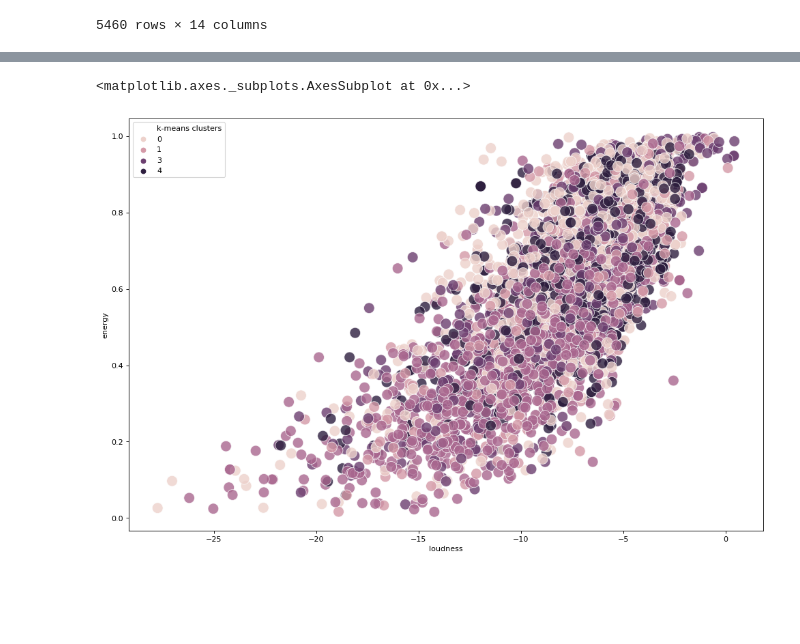
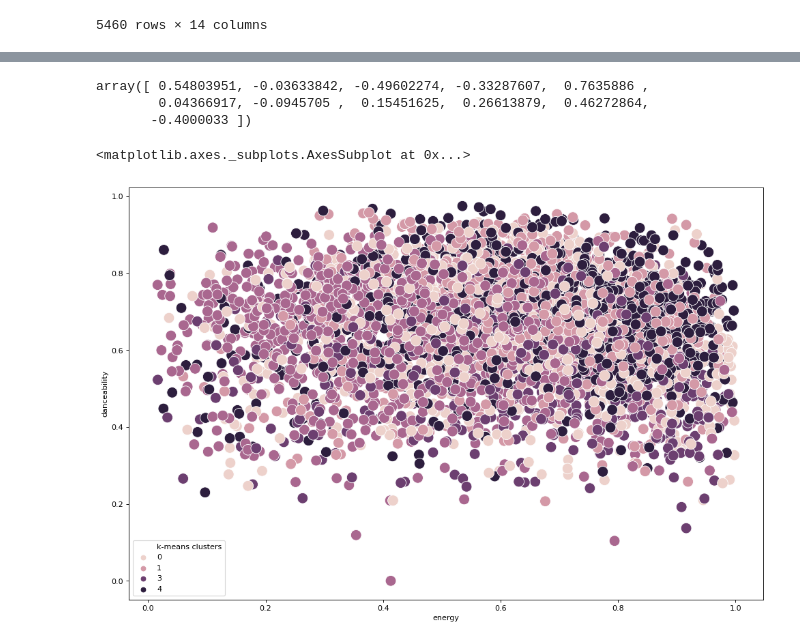
Before and after one commit to gonemad97/Spotify-Song-Recommender, a Jupyter notebook: CS6220 Spotify Project.ipynb, the cells around one changed output, grey strips where cells are left out. Saved outputs shown, nothing was run; the diff lists cells and outputs as text; code cells hidden in the pictures; blank space fills up the shorter version.

```diff
--- a/CS6220 Spotify Project.ipynb
+++ b/CS6220 Spotify Project.ipynb
@@ -24,3 +26,3 @@ cols = data.columns.tolist()
 # %%
-cols = cols[-3:] + cols[:11]
-data = data[cols]
+# cols = cols[-3:] + cols[:11]
+# data = data[cols]
@@ -42,0 +29,15 @@ data
+# %%
+data_reordered = data[['id',
+ 'name',
+ 'artist',
+ 'energy',
+ 'danceability',
+ 'acousticness',
+ 'instrumentalness',
+ 'mode',
+ 'liveness',
+ 'key',
+ 'tempo',
+ 'valence',
+ 'loudness',
+ 'speechiness']]
@@ -43,2 +60,2 @@ data
 # %%
-data1 = data.loc[:, 'energy':'speechiness']
+data1 = data_reordered.loc[:, 'energy':'speechiness']
@@ -91,23 +281,29 @@ y_km = kmeans.fit_predict(data1)
+# %%
+model.cluster_centers_[:, 10]
+# %% [output]
+array([ 0.54803951, -0.03633842, -0.49602274, -0.33287607,  0.7635886 ,
+        0.04366917, -0.0945705 ,  0.15451625,  0.26613879,  0.46272864,
+       -0.4000033 ])
 # %%
 %matplotlib inline
 import matplotlib.patches as mpatches
 import seaborn as sns
 
 
 data1['k-means clusters'] = kmeans.labels_
 
 #I played with the alpha value to get a darker more readable set of points
 plt.figure(figsize=(15, 10), dpi=80)
-p = sns.scatterplot(x="loudness", y="energy", hue = "k-means clusters",data=data1, marker="o", alpha=0.8,s=200)
+p = sns.scatterplot(x="energy", y="danceability", hue = "k-means clusters",data=data1, marker="o", alpha=1,s=200)
 palette = sns.color_palette()
 # class_one = mpatches.Patch(color=palette[0], label='1', alpha=0.5)
 # class_two = mpatches.Patch(color=palette[1], label='2', alpha=0.5)
 # class_three = mpatches.Patch(color=palette[2], label='3', alpha=0.5)
 # class_four = mpatches.Patch(color=palette[3], label='4', alpha=0.5)
 # class_five = mpatches.Patch(color=palette[4], label='5', alpha=0.5)
 # p.legend(handles=[class_one, class_two, class_three,class_four,class_five])
 #style="k-means clusters"
 p
 # %% [output]
 <matplotlib.axes._subplots.AxesSubplot at 0x...>
-[figure, old version]
+[figure, new version]
```
Also changed, not shown: parts of 17 cells of this notebook, 6 other files.
